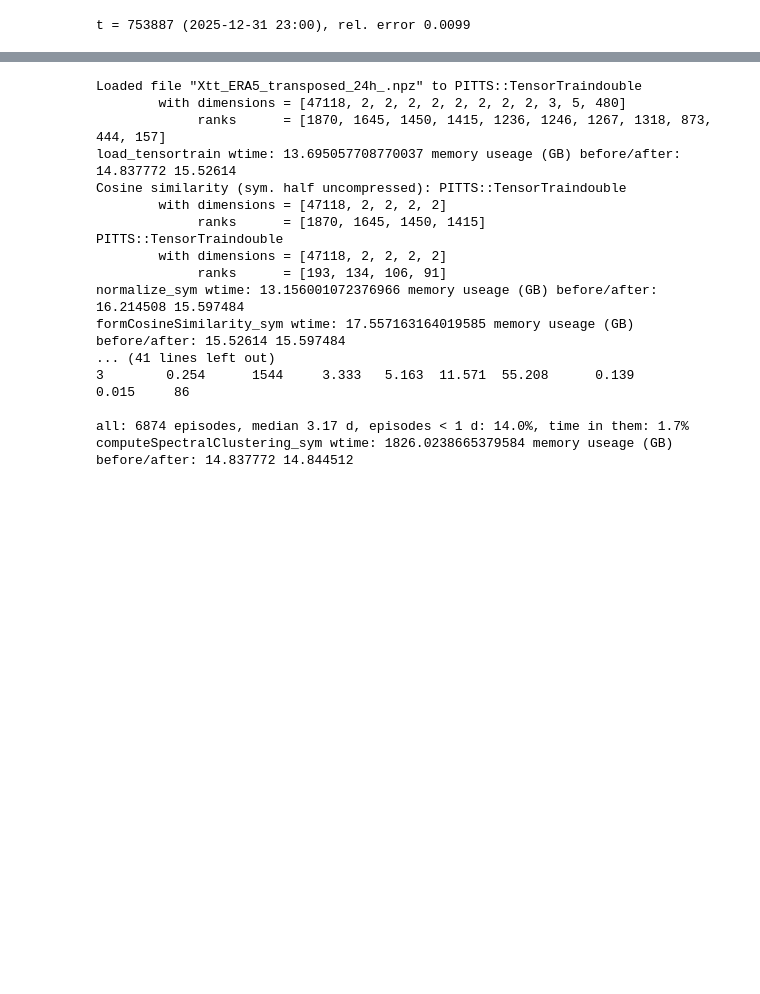
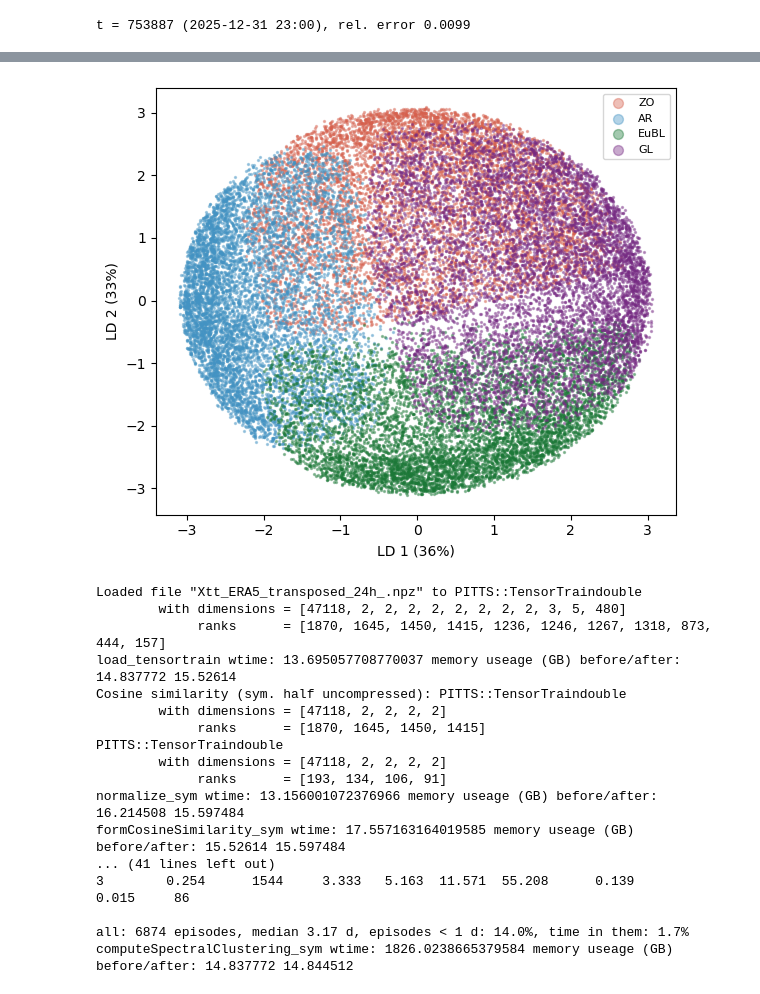
Before and after one commit to melven/pitts, a Jupyter notebook: examples/Interactive_ERA5_thesis.ipynb, the cells around one changed output, grey strips where cells are left out. Cells and saved outputs as stored; diff of their text form; code cells hidden in the pictures; blank space fills up the shorter version.

```diff
--- a/examples/Interactive_ERA5_thesis.ipynb
+++ b/examples/Interactive_ERA5_thesis.ipynb
@@ -1485,7 +1505,9 @@ def plot_lda(Y, labels, names, n=30000, normalize=True, fname="embedding_lda.png
     plt.tight_layout(); plt.savefig(fname, dpi=150)
     return lda
 # %%
-#lda = plot_lda(Y, labels_deflated_stable, ["ZO", "AR", "EuBL", "GL"])
+lda = plot_lda(V_sym, labels_sym_stable, ["ZO", "AR", "EuBL", "GL"])
+# %% [output]
+[figure, added]
 # %%
 labels_sym_sigma0_9, S_sym_sigma0_9, V_sym_sigm0_9 = computeSpectralClustering_sym('Xtt_ERA5_transposed_24h_.npz', sigma=0.9, similarityTolerance=0.005, tciTolerance=0.005, tciSweeps=8, enrichmentRank=600, errorRank=1000)
 # %% [output]
```
Also changed, not shown: parts of 31 cells of this notebook.
